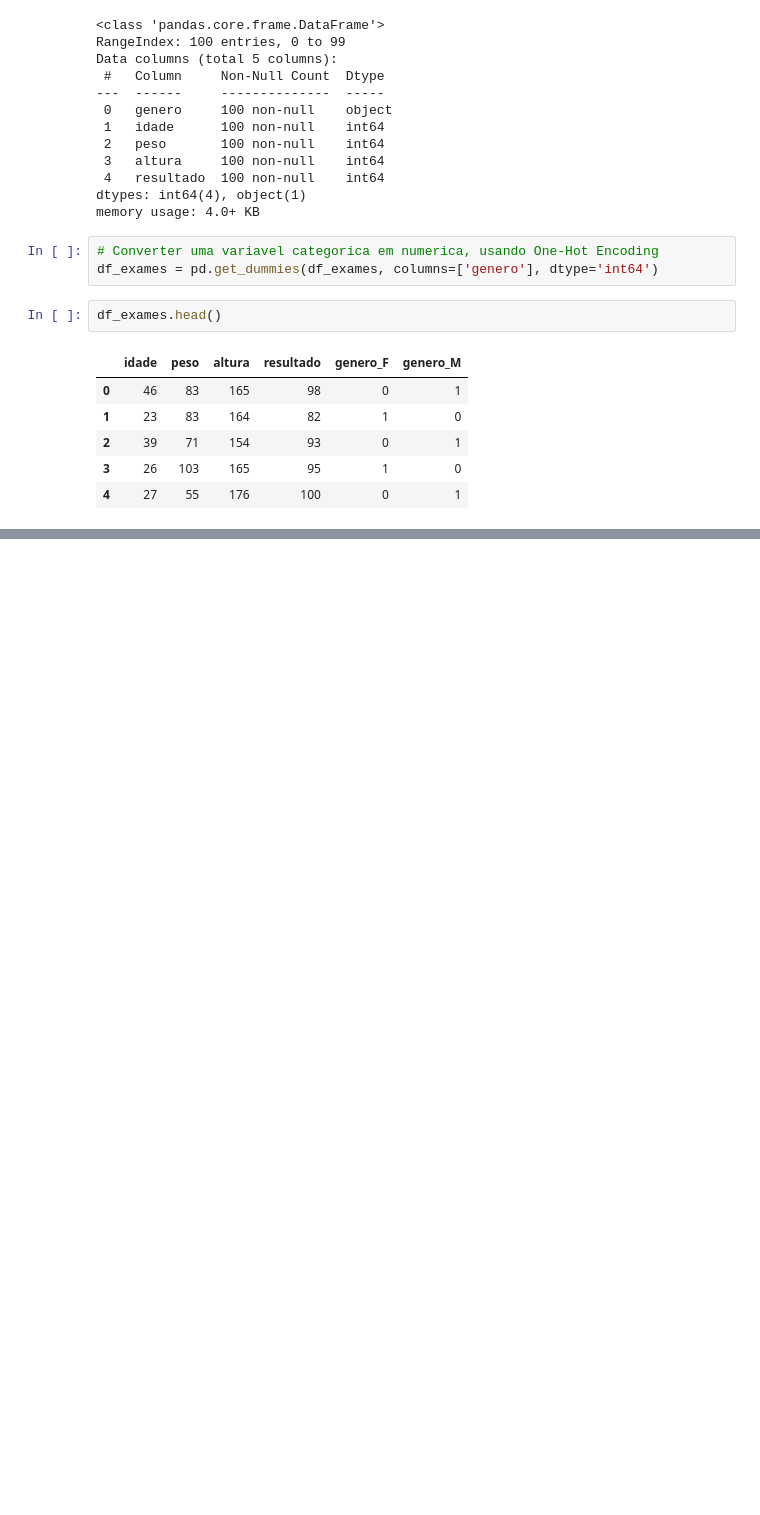
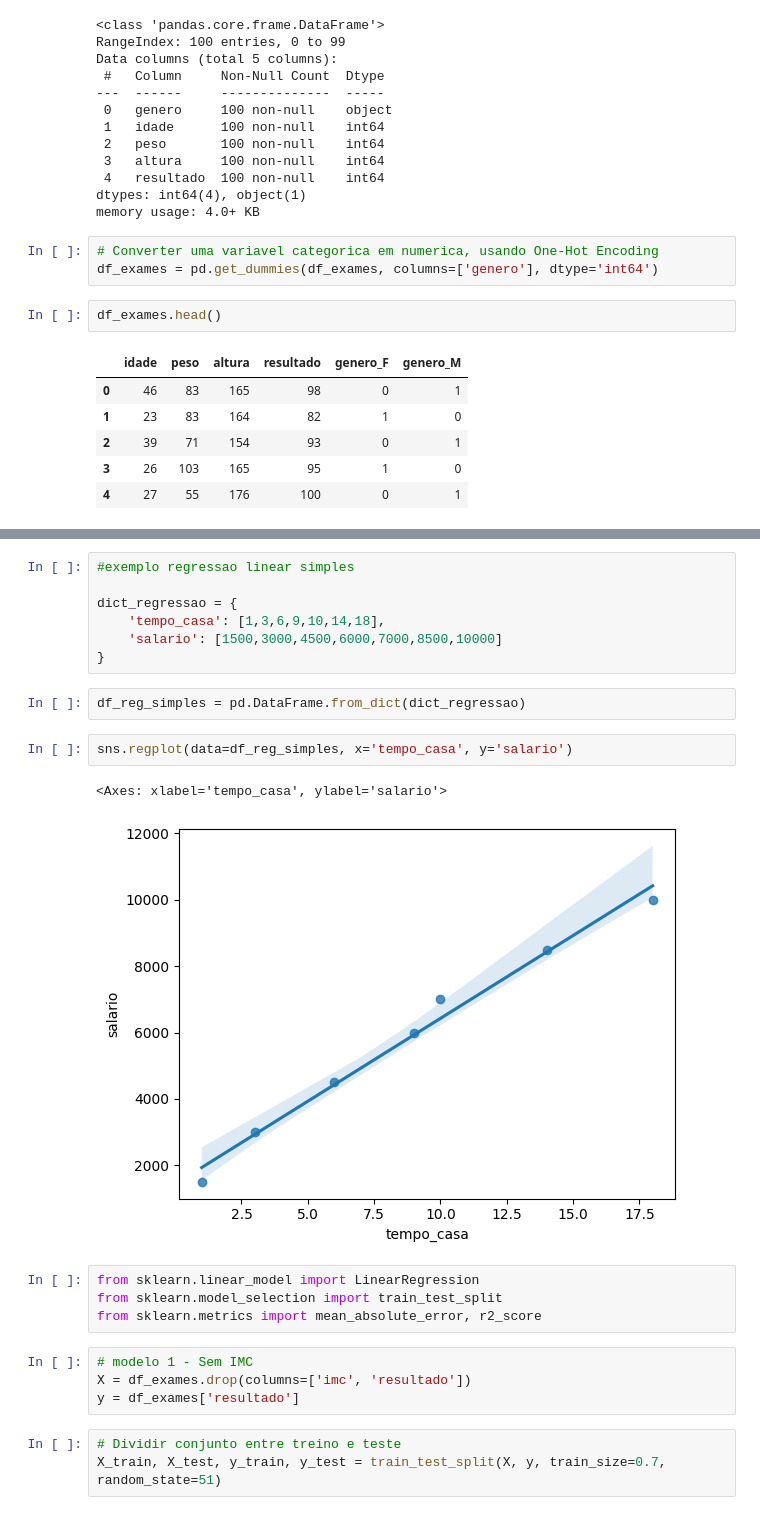
Before and after one commit to denniscosta13/inteligencia_artificial, a Jupyter notebook: modelo_diabetes/modelo_diabetes.ipynb, the cells around one changed output, grey strips where cells are left out. Saved outputs shown, nothing was run; the diff lists cells and outputs as text; blank space fills up the shorter version.

Commit message:
modelo diabetes

```diff
--- a/modelo_diabetes/modelo_diabetes.ipynb
+++ b/modelo_diabetes/modelo_diabetes.ipynb
@@ -113,0 +151,25 @@ array([[<Axes: title={'center': 'idade'}>,
+# %%
+#exemplo regressao linear simples
+
+dict_regressao = {
+    'tempo_casa': [1,3,6,9,10,14,18],
+    'salario': [1500,3000,4500,6000,7000,8500,10000]
+}
+# %%
+df_reg_simples = pd.DataFrame.from_dict(dict_regressao)
+# %%
+sns.regplot(data=df_reg_simples, x='tempo_casa', y='salario')
+# %% [output]
+<Axes: xlabel='tempo_casa', ylabel='salario'>
+[figure, added]
+# %%
+from sklearn.linear_model import LinearRegression
+from sklearn.model_selection import train_test_split
+from sklearn.metrics import mean_absolute_error, r2_score
+# %%
+# modelo 1 - Sem IMC
+X = df_exames.drop(columns=['imc', 'resultado'])
+y = df_exames['resultado']
+# %%
+# Dividir conjunto entre treino e teste
+X_train, X_test, y_train, y_test = train_test_split(X, y, train_size=0.7, random_state=51)
```
Also changed, not shown: parts of 26 cells of this notebook, 2 other files.
